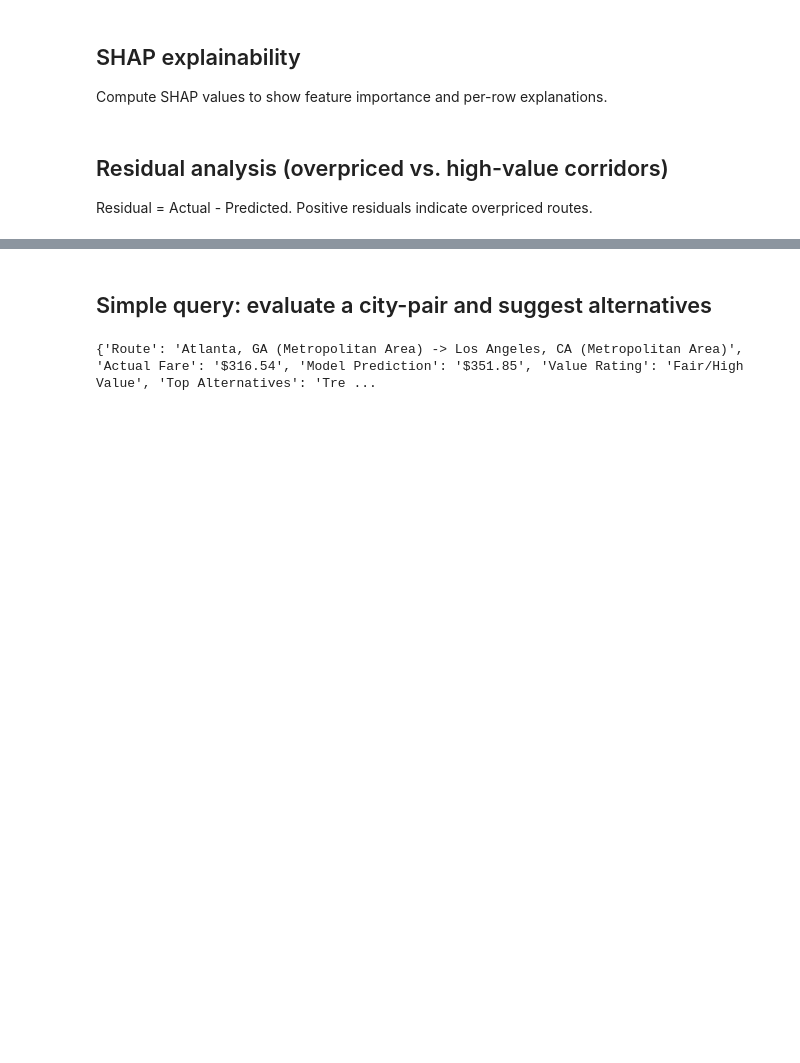
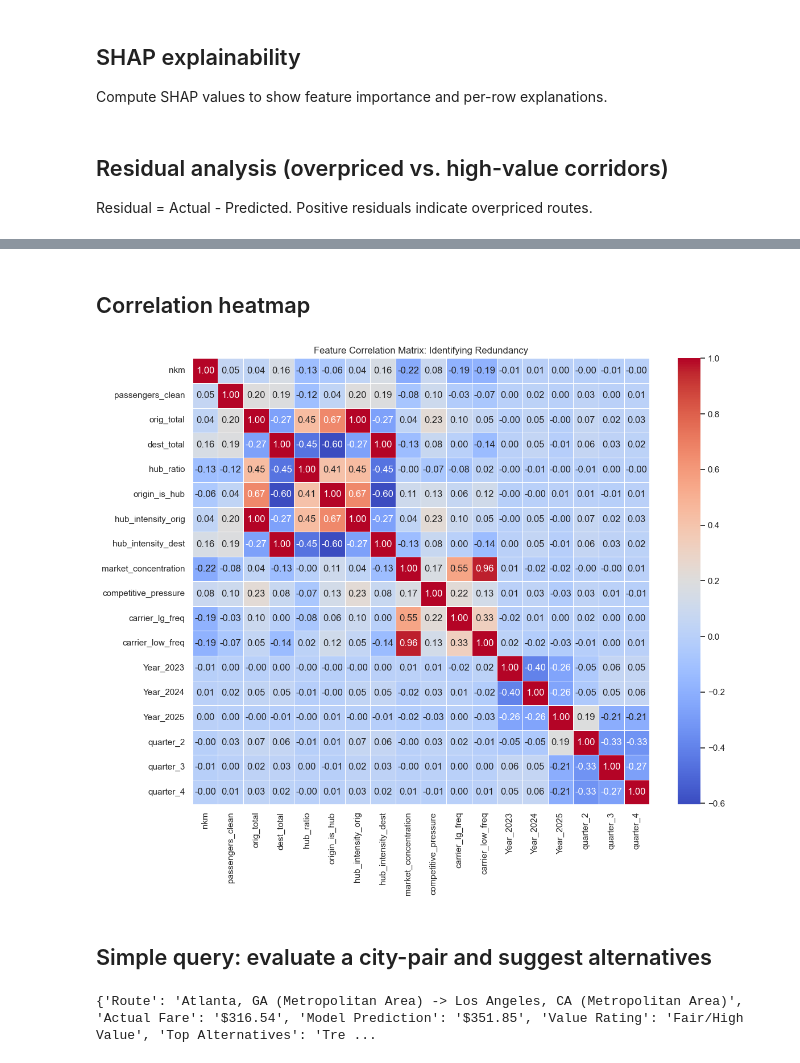
Before and after one commit to andrew-canada/FlightID, a Jupyter notebook: notebooks/fare_explainer.ipynb, the cells around one changed output, grey strips where cells are left out. Drawn from its saved outputs; the diff is of its cells as text; code cells hidden in the pictures; blank space fills up the shorter version.

Commit message:
added correlation heatmap, implemented hub intensities and market concentration

```diff
--- a/notebooks/fare_explainer.ipynb
+++ b/notebooks/fare_explainer.ipynb
@@ -165,3 +168,14 @@ Atlanta, GA (Metropolitan Area)                            Austin, TX       275.
+# %% [markdown]
+## Correlation heatmap
+# %%
+corr_matrix = df[features].corr()
+plt.figure(figsize=(12, 10))
+sns.heatmap(corr_matrix, annot=True, cmap='coolwarm', fmt=".2f", linewidths=0.5)
+plt.title('Feature Correlation Matrix: Identifying Redundancy')
+plt.tight_layout()
+plt.savefig('feature_correlation_matrix.png', dpi=300)
+# %% [output]
+[figure, added]
 # %% [markdown]
 ## Simple query: evaluate a city-pair and suggest alternatives
 # %%
```
Also changed, not shown: parts of 4 cells of this notebook, 11 other files.
